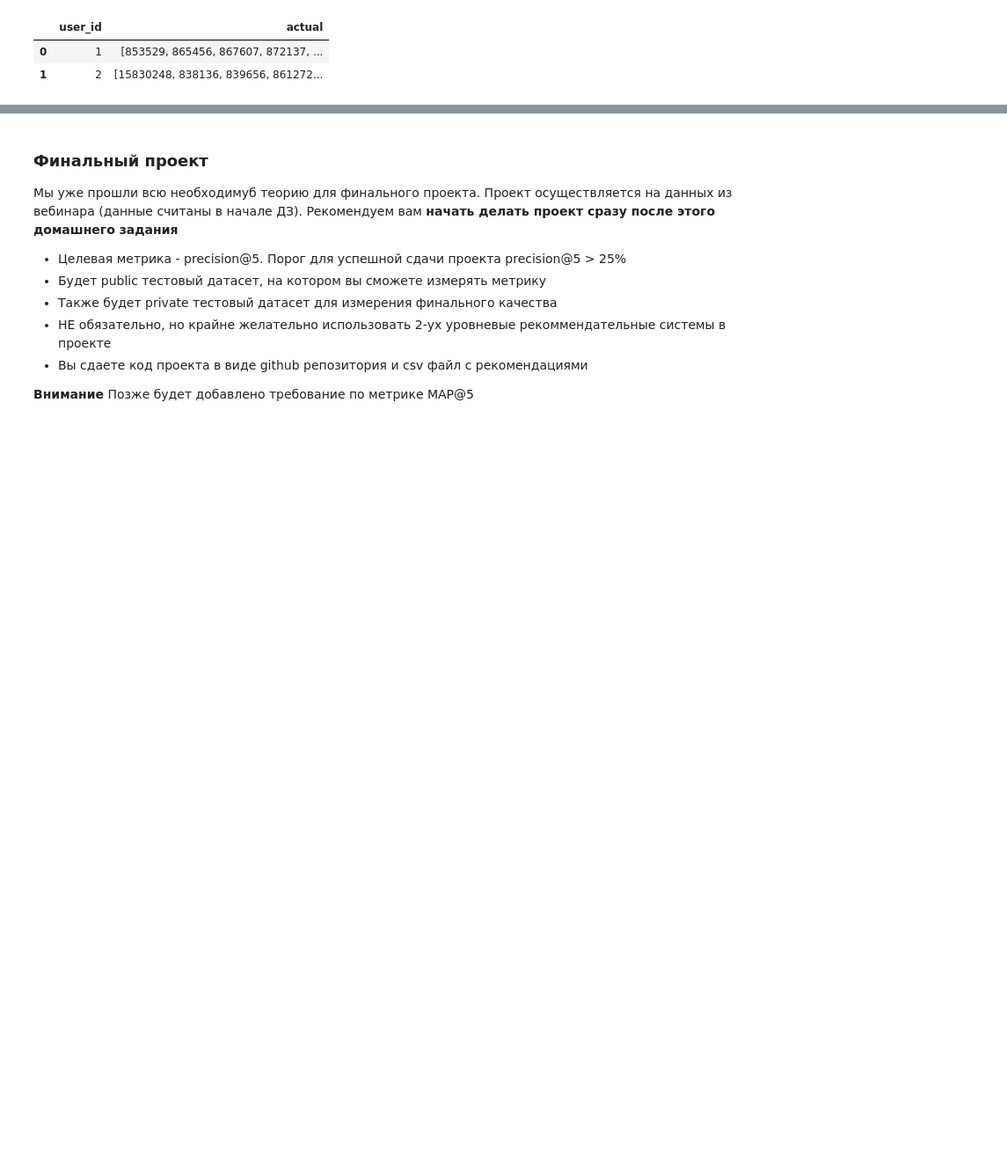
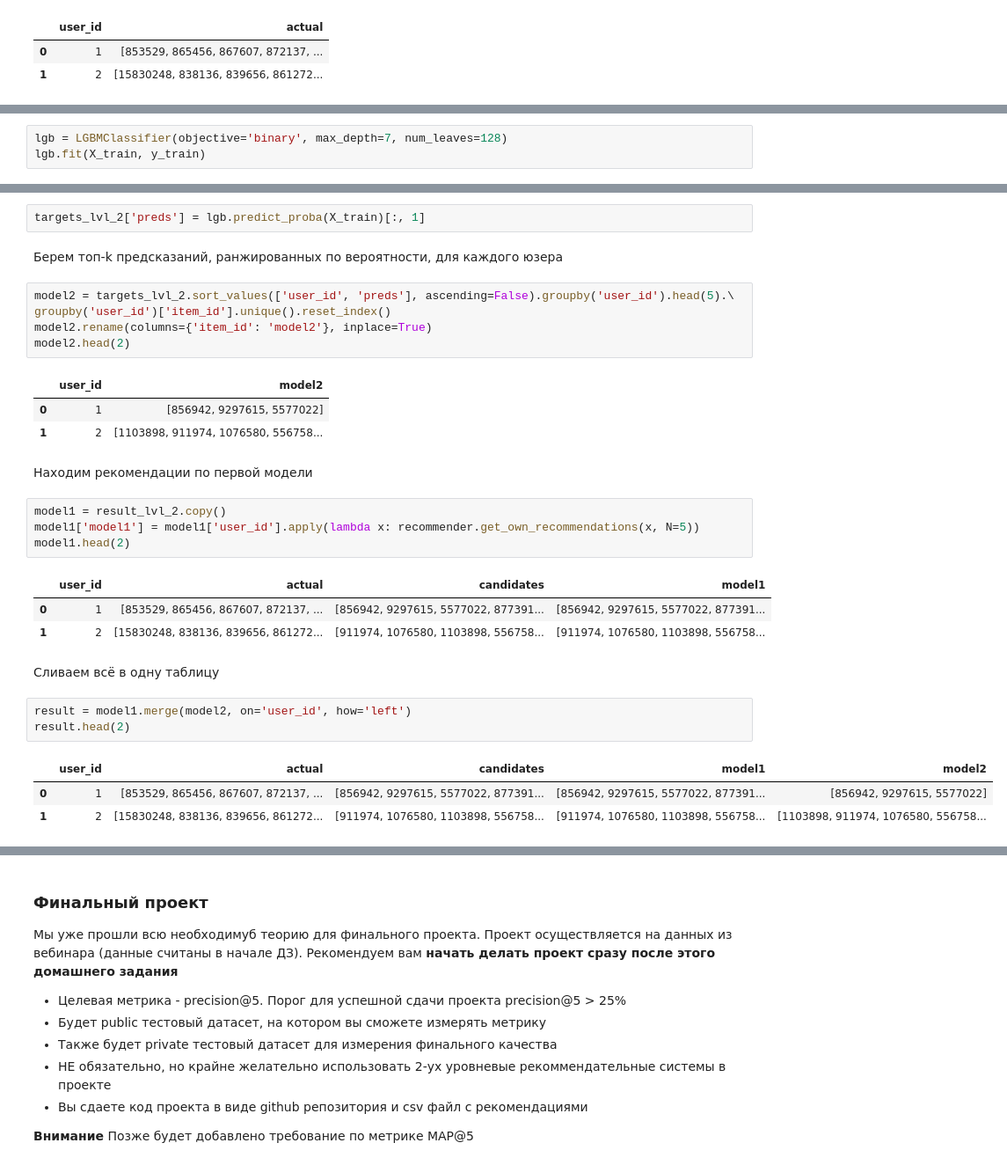
Before and after one commit to SemenovR/GB_RecommenderSystems, a Jupyter notebook: lesson_6/lesson_6.ipynb, the cells around one changed output, grey strips where cells are left out. Shown: that part at 88% size. Saved outputs shown, nothing was run; the diff lists cells and outputs as text; blank space fills up the shorter version.

```diff
--- a/lesson_6/lesson_6.ipynb
+++ b/lesson_6/lesson_6.ipynb
@@ -125,0 +288,3 @@ result_lvl_1.head(2)
+# %%
+lgb = LGBMClassifier(objective='binary', max_depth=7, num_leaves=128)
+lgb.fit(X_train, y_train)
@@ -125,0 +295,32 @@ result_lvl_1.head(2)
+# %%
+targets_lvl_2['preds'] = lgb.predict_proba(X_train)[:, 1]
+# %% [markdown]
+Берем топ-k предсказаний, ранжированных по вероятности, для каждого юзера
+# %%
+model2 = targets_lvl_2.sort_values(['user_id', 'preds'], ascending=False).groupby('user_id').head(5).\
+groupby('user_id')['item_id'].unique().reset_index()
+model2.rename(columns={'item_id': 'model2'}, inplace=True)
+model2.head(2)
+# %% [output]
+|  | user_id | model2 |
+| 0 | 1 | [856942, 9297615, 5577022] |
+| 1 | 2 | [1103898, 911974, 1076580, 556758... |
+# %% [markdown]
+Находим рекомендации по первой модели
+# %%
+model1 = result_lvl_2.copy()
+model1['model1'] = model1['user_id'].apply(lambda x: recommender.get_own_recommendations(x, N=5))
+model1.head(2)
+# %% [output]
+|  | user_id | actual | candidates | model1 |
+| 0 | 1 | [853529, 865456, 867607, 872137, ... | [856942, 9297615, 5577022, 877391... | [856942, 9297615, 5577022, 877391... |
+| 1 | 2 | [15830248, 838136, 839656, 861272... | [911974, 1076580, 1103898, 556758... | [911974, 1076580, 1103898, 556758... |
+# %% [markdown]
+Сливаем всё в одну таблицу
+# %%
+result = model1.merge(model2, on='user_id', how='left')
+result.head(2)
+# %% [output]
+|  | user_id | actual | candidates | model1 | model2 |
+| 0 | 1 | [853529, 865456, 867607, 872137, ... | [856942, 9297615, 5577022, 877391... | [856942, 9297615, 5577022, 877391... | [856942, 9297615, 5577022] |
+| 1 | 2 | [15830248, 838136, 839656, 861272... | [911974, 1076580, 1103898, 556758... | [911974, 1076580, 1103898, 556758... | [1103898, 911974, 1076580, 556758... |
```
Also changed, not shown: parts of 41 cells of this notebook, 3 other files.
